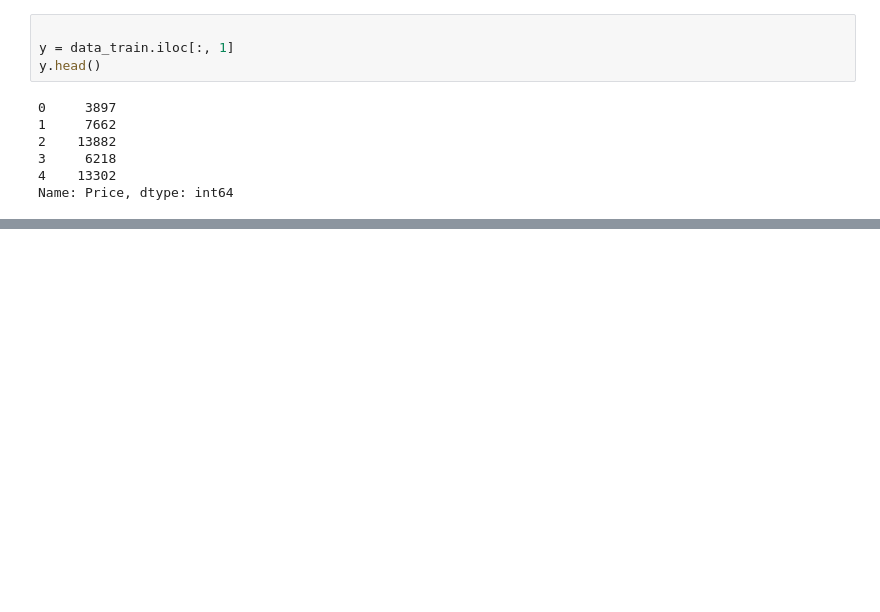
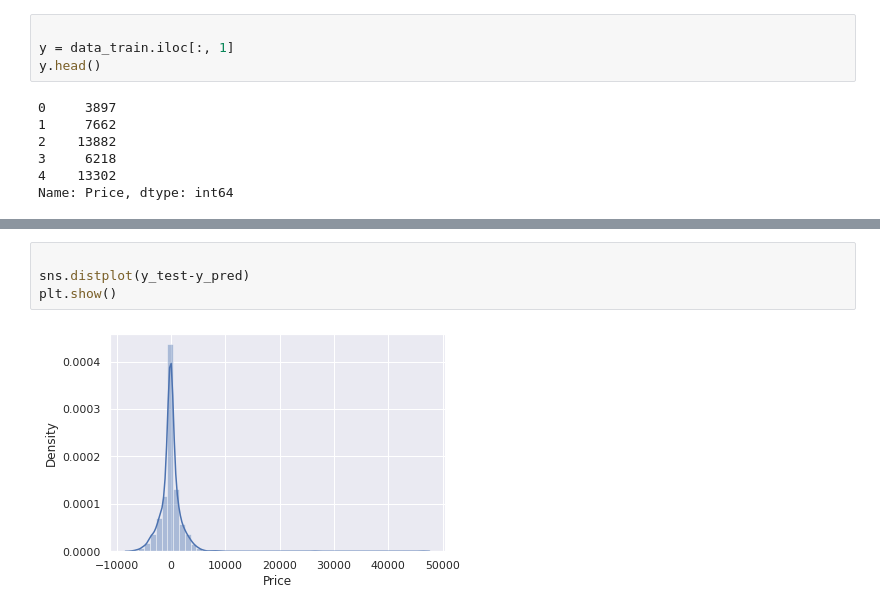
Before and after one commit to bidhyapokharel/Flight-Fare-Prediction, a Jupyter notebook: DataExploration.ipynb, the cells around one changed output, grey strips where cells are left out. Cells and saved outputs as stored; diff of their text form; blank space fills up the shorter version.

```diff
--- a/DataExploration.ipynb
+++ b/DataExploration.ipynb
@@ -457,0 +511,6 @@ Name: Price, dtype: int64
+# %%
+
+sns.distplot(y_test-y_pred)
+plt.show()
+# %% [output]
+[figure, added]
```
Also changed, not shown: parts of 11 cells of this notebook.
